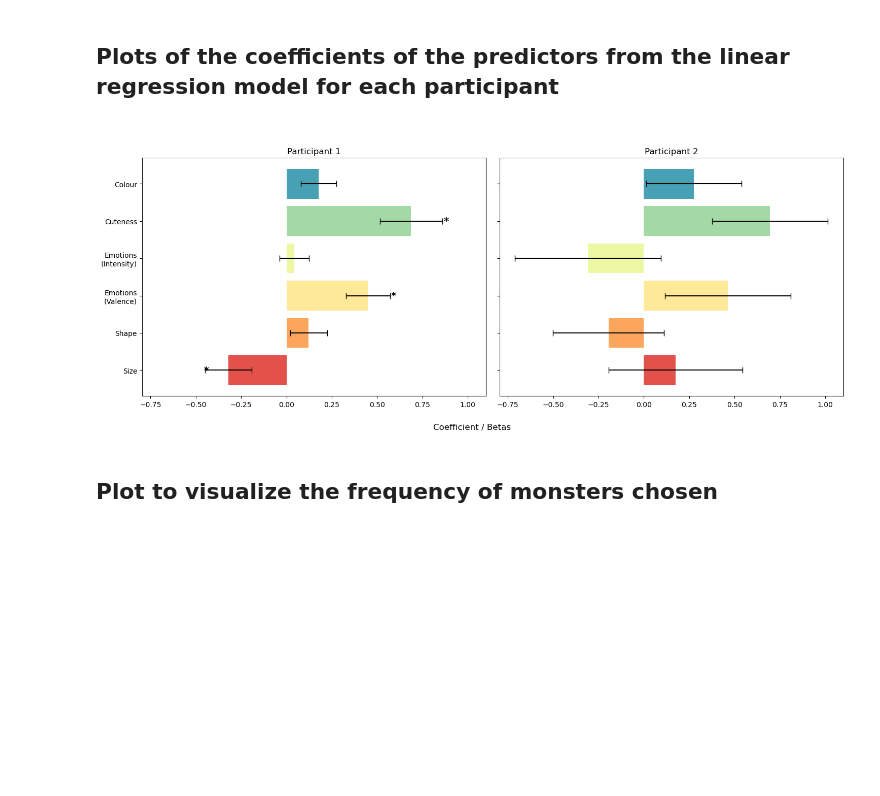
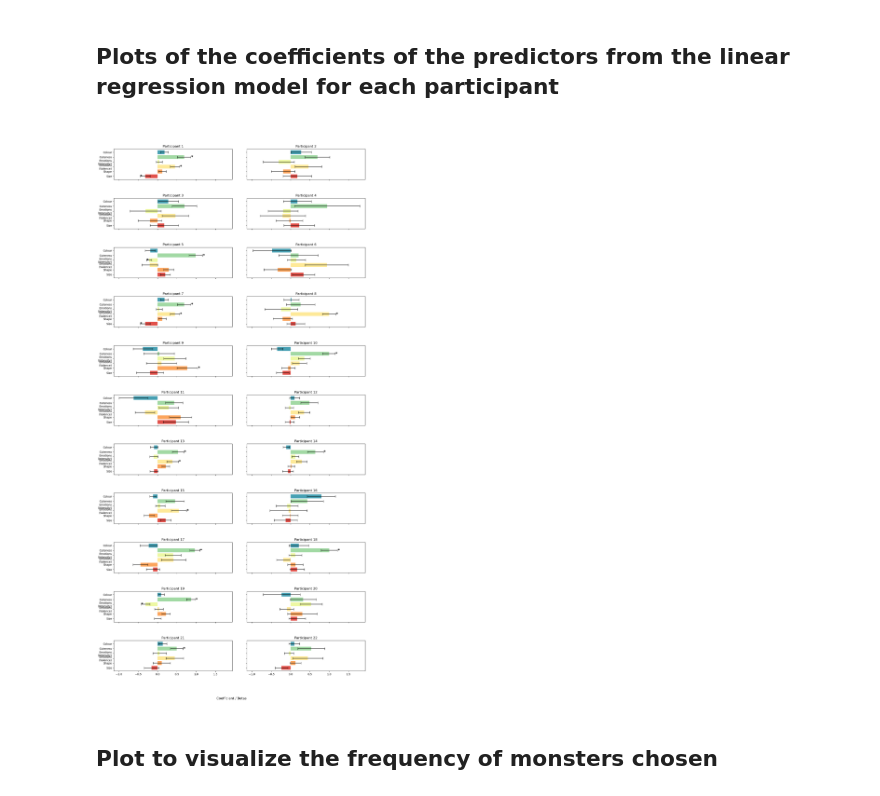
Before and after one commit to Christumas/Cognitive_Maps_Monsters_DataAnalysisCode, a Jupyter notebook: Plots.ipynb, the cells around one changed output. Cells and saved outputs as stored; diff of their text form; code cells hidden in the pictures; blank space fills up the shorter version.

```diff
--- a/Plots.ipynb
+++ b/Plots.ipynb
@@ -31,9 +31,9 @@ folder_name = 'LogisticModel_Results'
 results_folder = os.listdir('LogisticModel_Results')
 ppID = 0 #counter for the participants (important later for labelling subplots)
 
-rows, cols = calc_subplots(len(results_folder), 3)
+rows, cols = calc_subplots(len(results_folder), 2)
 figsize = (15,30)
-fig, axes = plt.subplots(rows,cols, figsize = figsize, sharex=True, sharey=True)
+fig, axes = plt.subplots(rows,cols, figsize = figsize,sharey=True)
 color_palette = sns.color_palette(palette='Spectral') #grab a colour palette for the bars
 
 for index, participant_data in enumerate(results_folder):
@@ -73,4 +73,5 @@ for index, participant_data in enumerate(results_folder):
 
 fig.supxlabel('Coefficient / Betas')
 fig.suptitle('Effect of criteria on choice of left monster across participants')
+plt.tight_layout(pad=5)
 # %% [output]
@@ -78,0 +133,23 @@ Text(0.5, 0.98, 'Effect of criteria on choice of left monster across participant
+# %%
+big_df = pd.DataFrame([])
+folder_name = 'LogisticModel_Results'
+results_folder = os.listdir('LogisticModel_Results')
+
+
+for index, participant_data in enumerate(results_folder):
+    data = pd.read_csv(f'{folder_name}/{participant_data}') #get the dataframe
+    data['Participant_ID'] = index + 1
+    big_df = pd.concat([big_df, data])
+
+big_df
+big_df.groupby(['Predictors','Participant_ID']).agg({'Coef.': pd.Series.mean}).reset_index()
+
+fig, ax = plt.subplots(figsize = (15,6))
+sns.swarmplot(x='Predictors', y='Coef.', data=big_df, ax=ax)
+sns.boxplot(x='Predictors', y='Coef.', data=big_df, palette=color_palette, ax=ax )
+xticks = ['Colour','Cuteness','Emotions(Valence)', 'Emotions(Intensity)', 'Shape', 'Size']
+ax.set_xticklabels(xticks)
+ax.set_ylabel('Coefficient Estimates')
+ax.set_xlabel('Predictors (Dimensions)')
+plt.show()
+plt.tight_layout(pad=2)
@@ -84,8 +164,8 @@ results_folder = os.listdir(folder_name)
 ppID = 0 #counter for the participants (important later for labelling subplots)
 
 rows, cols = calc_subplots(len(results_folder), 2)
-figsize = (15,6)
-fig, axes = plt.subplots(rows,cols, figsize = (15,6), sharex=True, sharey=True)
+figsize = (15,30)
+fig, axes = plt.subplots(rows,cols, figsize = figsize, sharex=True, sharey=True)
 color_palette = sns.color_palette(palette='Spectral') #grab a colour palette for the bars
 
 for index, participant_data in enumerate(results_folder):
@@ -99,35 +179,35 @@ for index, participant_data in enumerate(results_folder):
     coefficients = data['Coef.']
     error = data['Std.Err.'] * 0.95 #for 95% CI
 
     ax.barh(predictors,coefficients,xerr=error, align='center', capsize=4, color=color_palette)
     ax.set_title(f'Participant {index + 1}')
 
 
     #adding asterisks for significant predictors
     sig_predictors = data.loc[data['pvalues'] <= 0.05, 'Predictors'].astype(str)
 
     for i, row in data.iterrows(): #for each row in the data
         predictor = row['Predictors'] #get the predictor value for that row
         coeff = row['Coef.'] #get the corresponding coefficient value
         stderr = row['Std.Err.']
 
         if predictor in sig_predictors.values: #and if the predictor is in the list of significant predictors
             xpos = coeff + (stderr + 0.0005)*np.sign(coeff) #x position of the asterisk, offsetting it by
             #note the 0.0006 was a random number i got by playing around to ensure the asterisk lands a little over
             #the upper bound of the error bar
             ypos = predictor
             ax.text(xpos, ypos, '*', ha='left', va='center', fontsize=14, fontweight='bold')
 
 
     ytick_labels = ['Colour', 'Cuteness', 'Emotions\n(Valence)','Emotions\n(Intensity)','Shape','Size'] #reset original labels from the table
     ytick_labels = sorted(ytick_labels, reverse=True) #rearranging the above labels in descending order so they are placed correctly from top to bottom, according to how the predictors were sorted (descending order) before plotting
     ax.set_yticklabels(ytick_labels)
 
 fig.supxlabel('Coefficient / Betas')
 fig.suptitle('')
-plt.tight_layout(pad=1.3)
+plt.tight_layout(pad=5)
 # %% [output]
-[figure, old version]
+[figure, new version]
 # %% [markdown]
 <h2>Plot to visualize the frequency of monsters chosen</h2>
 # %% [markdown]
```
Also changed, not shown: parts of 5 cells of this notebook, 2 other files.
